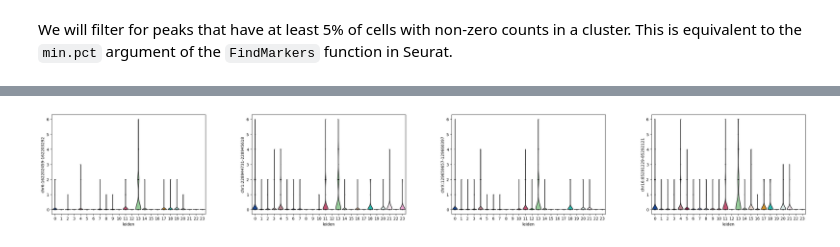
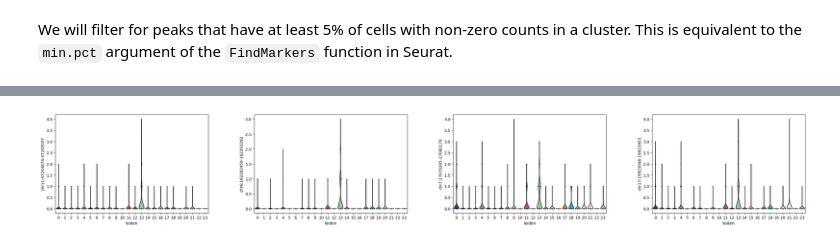
Before and after one commit to theislab/scatac_poisson_reproducibility, a Jupyter notebook: notebooks/scvi_tools_example_notebook.ipynb, the cells around one changed output, grey strips where cells are left out. Drawn from its saved outputs; the diff is of its cells as text; code cells hidden in the pictures.

```diff
--- a/notebooks/scvi_tools_example_notebook.ipynb
+++ b/notebooks/scvi_tools_example_notebook.ipynb
@@ -135,4 +137,4 @@ sc.pl.umap(adata, color=da_peaks_filt.index[:4])
 # %%
-sc.pl.violin(adata, keys=da_peaks_filt.index[:4], groupby='leiden')
+sc.pl.violin(adata, keys=da_peaks_filt.index[:4], groupby='leiden', layer='counts')
 # %% [output]
-[figure, old version]
+[figure, new version]
```
Also changed, not shown: parts of 8 cells of this notebook.
